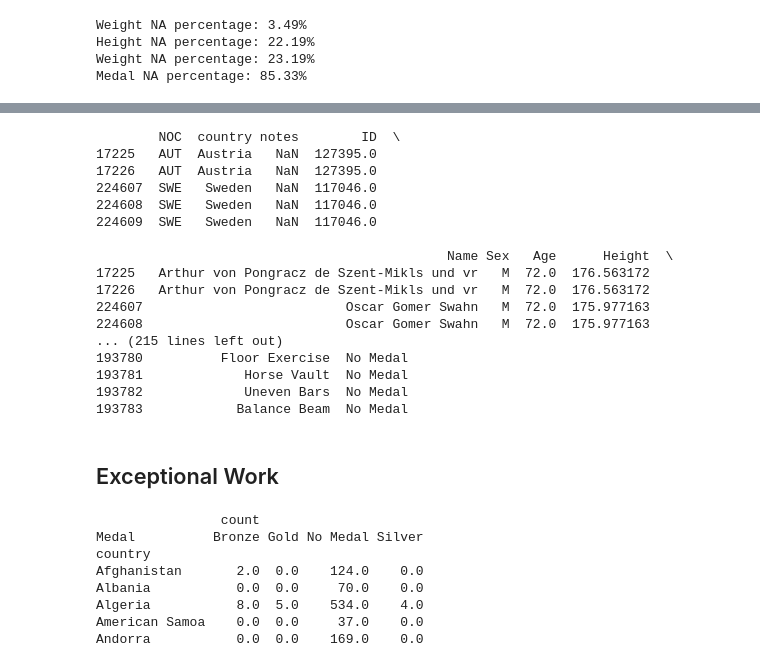
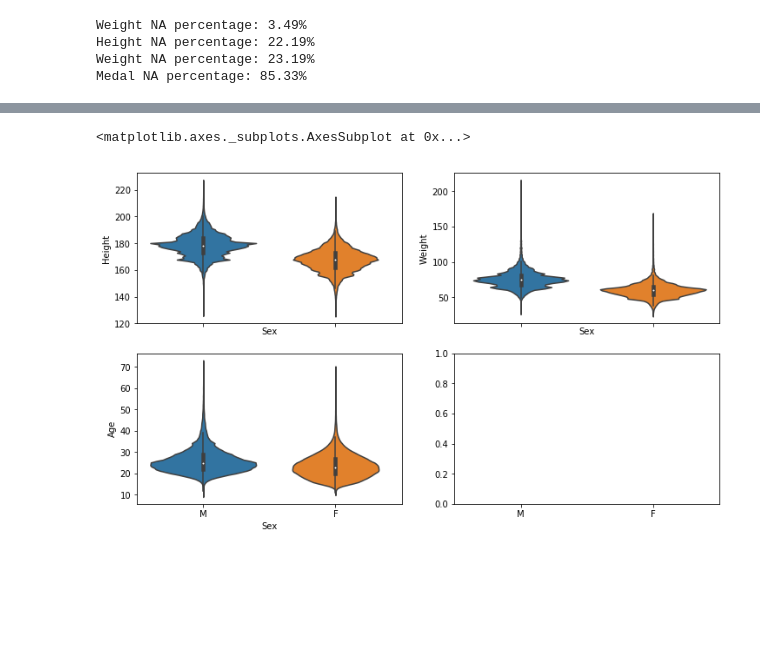
Before and after one commit to i4a/olympics, a Jupyter notebook: code/DataQualExcepWork.ipynb, the cells around one changed output, grey strips where cells are left out. Cells and saved outputs as stored; diff of their text form; code cells hidden in the pictures; blank space fills up the shorter version.

Commit message:
commit update of dataqual and exceptional [steve]

```diff
--- a/code/DataQualExcepWork.ipynb
+++ b/code/DataQualExcepWork.ipynb
@@ -114,3 +101,0 @@ print(df.tail())
-# %%
-df.rename(index = str, columns = {'region' : 'country'}, inplace = True)
-df.drop(columns = ['notes'])
@@ -135,0 +105,8 @@ df.drop(columns = ['notes'])
+# %%
+df.rename(index = str, columns = {'region' : 'Country'}, inplace = True)
+df = df.drop(columns = ['notes'])
+#Replace NA values in Country column with Tuvula and Refugee Athlete
+df['Country'] = np.where(df['NOC'] == 'TUV', 'Tuvala', df['Country'])
+df['Country'] = np.where(df['NOC'] == 'ROT', 'Refugee Athlete', df['Country'])
+df = df.drop(df[df['NOC'] == 'UNK'].index)
+df.isnull().sum()
@@ -183,48 +159,14 @@ print(df.tail())
 # %%
 oldolympians = pd.DataFrame(df[df.Age >= 72])
-print(oldolympians)
 youngolympians = pd.DataFrame(df[df.Age <= 11])
-print(youngolympians)
 tallestolympians = pd.DataFrame(df[df.Height >= 220])
-print(tallestolympians)
 shortestolympians = pd.DataFrame(df[df.Height <= 130])
-print(shortestolympians)
 heaviestolympians = pd.DataFrame(df[df.Weight >= 200])
-print(heaviestolympians)
 lightestolympians = pd.DataFrame(df[df.Weight <= 25])
-print(lightestolympians)
+fig, axes = plt.subplots(nrows = 2, ncols = 2, sharex = True, sharey = False, figsize = (12, 7))
+sns.violinplot(x = 'Sex', y = 'Height', data = df, ax = axes[0,0])
+sns.violinplot(x = 'Sex', y = 'Weight', data = df, ax = axes[0,1])
+sns.violinplot(x = 'Sex', y = 'Age', data = df, ax = axes[1,0])
 # %% [output]
-        NOC  country notes        ID  \
-17225   AUT  Austria   NaN  127395.0
-17226   AUT  Austria   NaN  127395.0
-224607  SWE   Sweden   NaN  117046.0
-224608  SWE   Sweden   NaN  117046.0
-224609  SWE   Sweden   NaN  117046.0
-
-                                             Name Sex   Age      Height  \
-17225   Arthur von Pongracz de Szent-Mikls und vr   M  72.0  176.563172
-17226   Arthur von Pongracz de Szent-Mikls und vr   M  72.0  176.563172
-224607                          Oscar Gomer Swahn   M  72.0  175.977163
-224608                          Oscar Gomer Swahn   M  72.0  175.977163
-... (215 lines left out)
-193780          Floor Exercise  No Medal
-193781             Horse Vault  No Medal
-193782             Uneven Bars  No Medal
-193783            Balance Beam  No Medal
+<matplotlib.axes._subplots.AxesSubplot at 0x...>
+[figure, added]
-# %% [markdown]
-## Exceptional Work
-# %%
-grouped = df.groupby(['country', 'Medal']).size().to_frame(name = 'count').reset_index()
-groupedpivot = grouped.pivot_table(index = ['country'], columns = 'Medal')
-groupedpivot.fillna(0, inplace = True)
-print(groupedpivot.head())
-groupedpivot.to_excel('MedalCounts.xls')
-# %% [output]
-                count
-Medal          Bronze Gold No Medal Silver
-country
-Afghanistan       2.0  0.0    124.0    0.0
-Albania           0.0  0.0     70.0    0.0
-Algeria           8.0  5.0    534.0    4.0
-American Samoa    0.0  0.0     37.0    0.0
-Andorra           0.0  0.0    169.0    0.0
```
Also changed, not shown: parts of 22 cells of this notebook, 1 other file.
